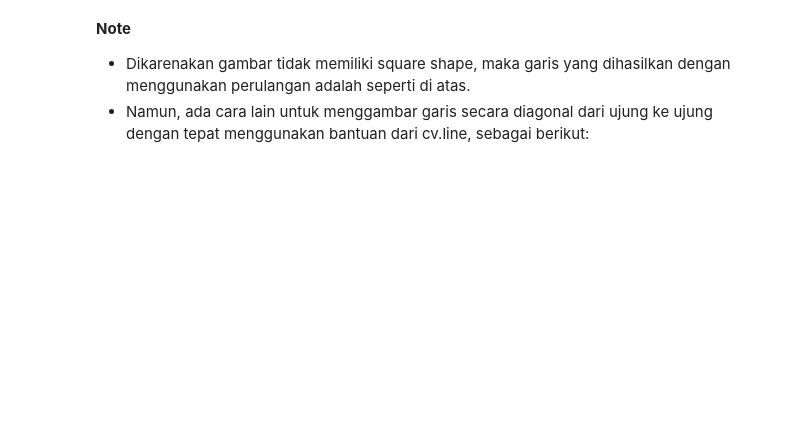
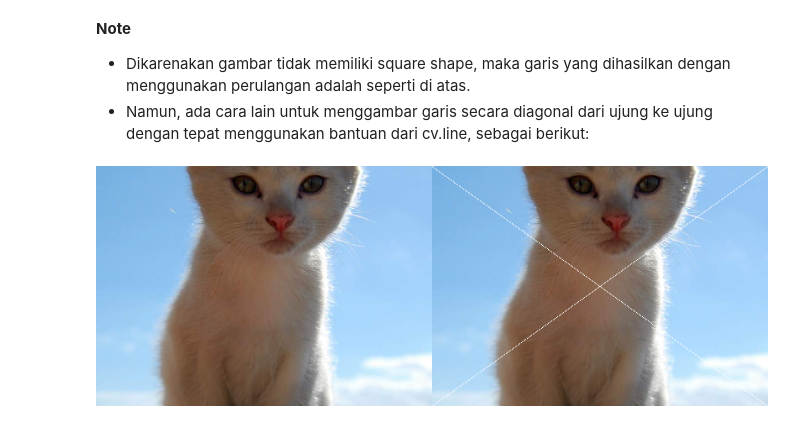
Before and after one commit to AkhmadRamadani/PCVK_GENAP_2023, a Jupyter notebook: Week1.ipynb, the cells around one changed output. Saved outputs shown, nothing was run; the diff lists cells and outputs as text; code cells hidden in the pictures; blank space fills up the shorter version.

```diff
--- a/Week1.ipynb
+++ b/Week1.ipynb
@@ -132,6 +132,18 @@ cv2_imshow(final_frame_3)
 **Note**
 - Dikarenakan gambar tidak memiliki square shape, maka garis yang dihasilkan dengan menggunakan perulangan adalah seperti di atas.
 - Namun, ada cara lain untuk menggambar garis secara diagonal dari ujung ke ujung dengan tepat menggunakan bantuan dari cv.line, sebagai berikut:
+# %%
+image_x = cv.cvtColor(image, cv.COLOR_BGR2RGB)
+
+for i in range(tinggi):
+  image_x[i, int(i * (lebar/tinggi))] = [255,255,255]
+  image_x[i, lebar-1-(int(i*(lebar/tinggi)))] = [255,255,255]
+
+
+final_frame_x = cv.hconcat((image_2, image_x))
+cv2_imshow(final_frame_x)
+# %% [output]
+[figure, added]
 # %%
 image_8 = cv.cvtColor(image, cv.COLOR_BGR2RGB)
 
```
Also changed, not shown: parts of 8 cells of this notebook.
